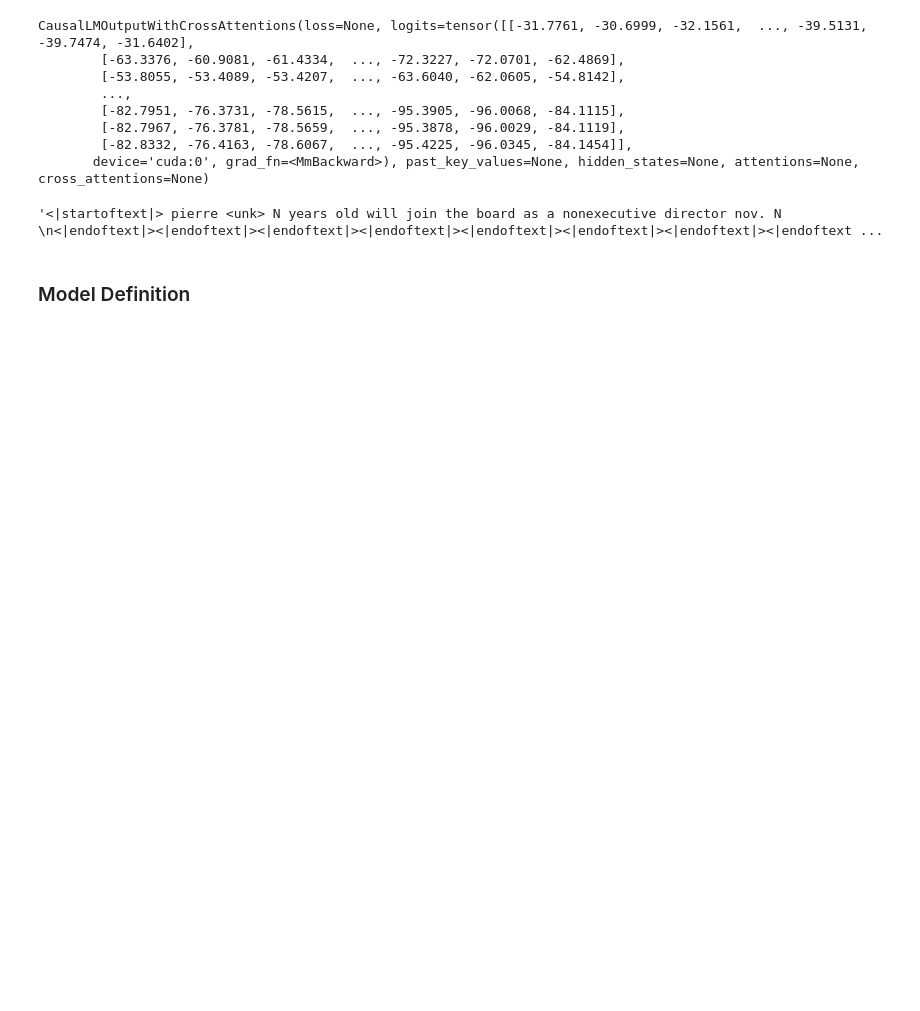
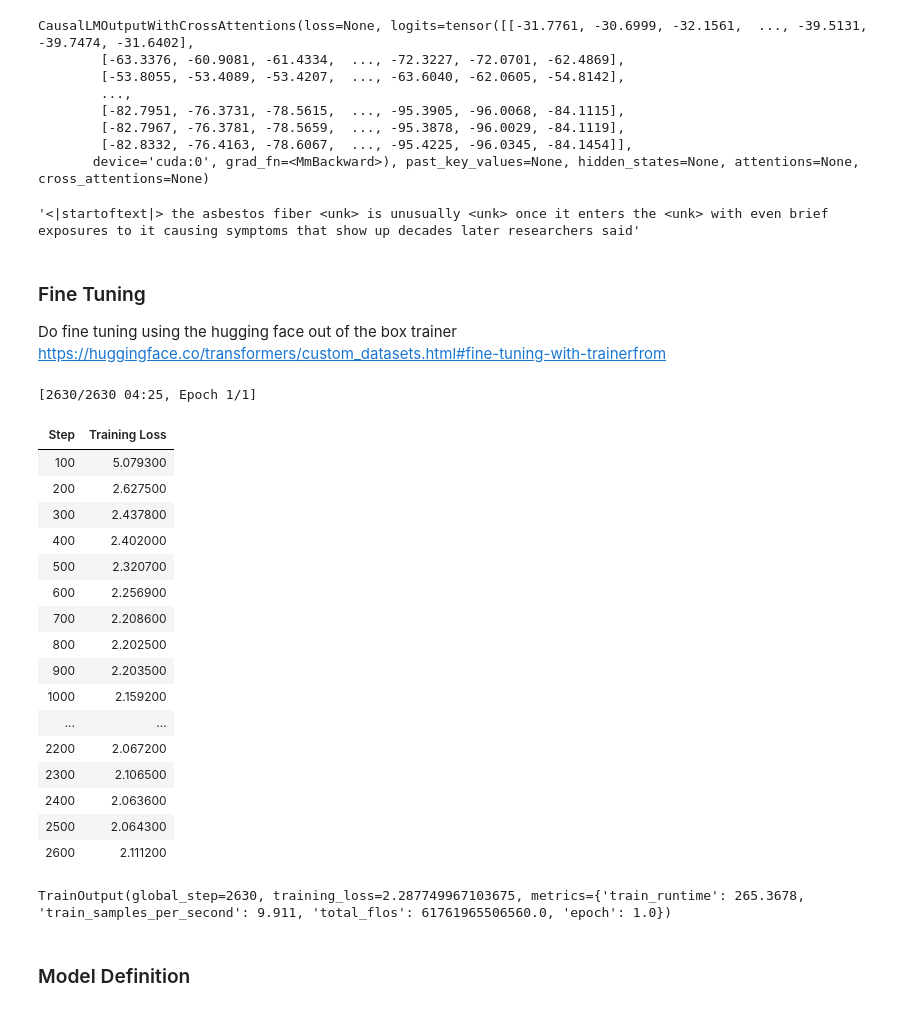
Before and after one commit to Wattsy2020/LanguageODE, a Jupyter notebook: BasicLM.ipynb, the cells around one changed output. Cells and saved outputs as stored; diff of their text form; code cells hidden in the pictures; blank space fills up the shorter version.

Commit message:
Optimised Finetuning

```diff
--- a/BasicLM.ipynb
+++ b/BasicLM.ipynb
@@ -437,14 +437,18 @@ class GPT2Dataset(torch.utils.data.Dataset):
         # Encode all the text, padding and truncuating it along with adding attention masks to get the sequence length the same across all samples
         for txt in txt_list:
             encodings_dict = tokenizer.encode_plus('<|startoftext|>'+ txt + '<|endoftext|>', truncation=True, max_length=max_length, padding="max_length")
-            self.input_ids.append(torch.tensor(encodings_dict['input_ids']).to(device))
-            self.attn_masks.append(torch.tensor(encodings_dict['attention_mask']).to(device))
+            self.input_ids.append(encodings_dict['input_ids'])
+            self.attn_masks.append(encodings_dict['attention_mask'])
 
     def __len__(self):
         return len(self.input_ids)
 
     def __getitem__(self, idx):
-        return self.input_ids[idx], self.attn_masks[idx]
+        # The tutorial use a dictionary format that also stores labels
+        return_dict = {"input_ids": torch.tensor(self.input_ids[idx]),
+                       "attention_mask": torch.tensor(self.attn_masks[idx]),
+                       "labels": torch.tensor(self.input_ids[idx])}
+        return return_dict
 # %%
 gpt_tokenizer.pad_token = gpt_tokenizer.eos_token # set the pad token
 gpt_sequence_length = 40 # gpt splits up words into smaller tokens, so the sequence length should be longer
@@ -472,9 +479,53 @@ CausalLMOutputWithCrossAttentions(loss=None, logits=tensor([[-31.7761, -30.6999,
         [-82.8332, -76.4163, -78.6067,  ..., -95.4225, -96.0345, -84.1454]],
        device='cuda:0', grad_fn=<MmBackward>), past_key_values=None, hidden_states=None, attentions=None, cross_attentions=None)
 # %%
-gpt_tokenizer.decode(train_dataset[1][0])
+gpt_tokenizer.decode(train_dataset[5]['input_ids'])
 # %% [output]
-'<|startoftext|> pierre <unk> N years old will join the board as a nonexecutive director nov. N \n<|endoftext|><|endoftext|><|endoftext|><|endoftext|><|endoftext|><|endoftext|><|endoftext|><|endoftext ...
+'<|startoftext|> the asbestos fiber <unk> is unusually <unk> once it enters the <unk> with even brief exposures to it causing symptoms that show up decades later researchers said'
+# %% [markdown]
+### Fine Tuning
+
+Do fine tuning using the hugging face out of the box trainer https://huggingface.co/transformers/custom_datasets.html#fine-tuning-with-trainerfrom
+# %%
+training_args = TrainingArguments(
+    output_dir='gpt_finetuning',     # output directory
+    num_train_epochs=1,              # total number of training epochs (1 is enough to get very low perplexity and perplexity increases at 2)
+    per_device_train_batch_size=16,  # batch size per device during training
+    per_device_eval_batch_size=64,   # batch size for evaluation
+    warmup_steps=500,                # number of warmup steps for learning rate scheduler
+    weight_decay=0.001,               # strength of weight decay
+    logging_dir='gpt_finetuning_logs',            # directory for storing logs
+    logging_steps=100,
+)
+
+trainer = Trainer(
+    model=gpt_model,                         # the instantiated 🤗 Transformers model to be trained
+    args=training_args,                  # training arguments, defined above
+    train_dataset=train_dataset,         # training dataset
+    eval_dataset=val_dataset             # evaluation dataset
+)
+
+trainer.train()
+# %% [output]
+[2630/2630 04:25, Epoch 1/1]
+| Step | Training Loss |
+| 100 | 5.079300 |
+| 200 | 2.627500 |
+| 300 | 2.437800 |
+| 400 | 2.402000 |
+| 500 | 2.320700 |
+| 600 | 2.256900 |
+| 700 | 2.208600 |
+| 800 | 2.202500 |
+| 900 | 2.203500 |
+| 1000 | 2.159200 |
+| ... | ... |
+| 2200 | 2.067200 |
+| 2300 | 2.106500 |
+| 2400 | 2.063600 |
+| 2500 | 2.064300 |
+| 2600 | 2.111200 |
+TrainOutput(global_step=2630, training_loss=2.287749967103675, metrics={'train_runtime': 265.3678, 'train_samples_per_second': 9.911, 'total_flos': 61761965506560.0, 'epoch': 1.0})
 # %% [markdown]
 ### Model Definition
 # %%
```
Also changed, not shown: parts of 21 cells of this notebook.
